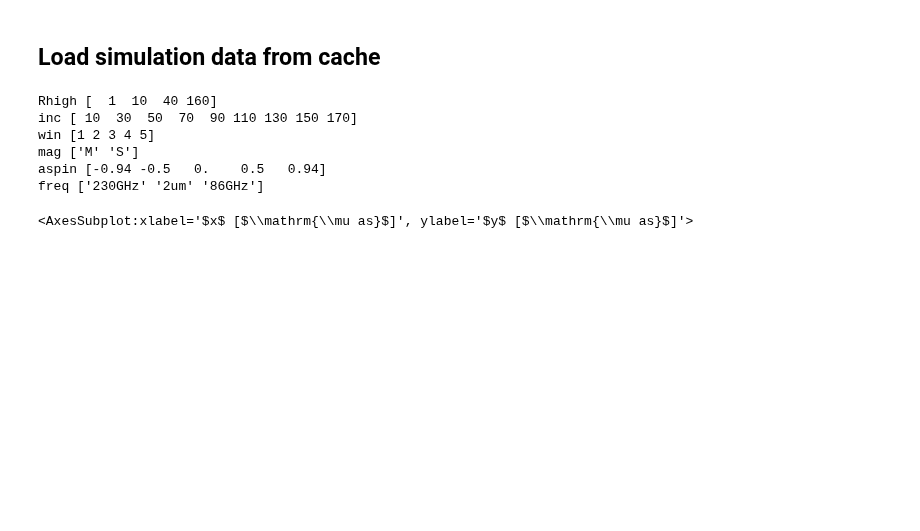
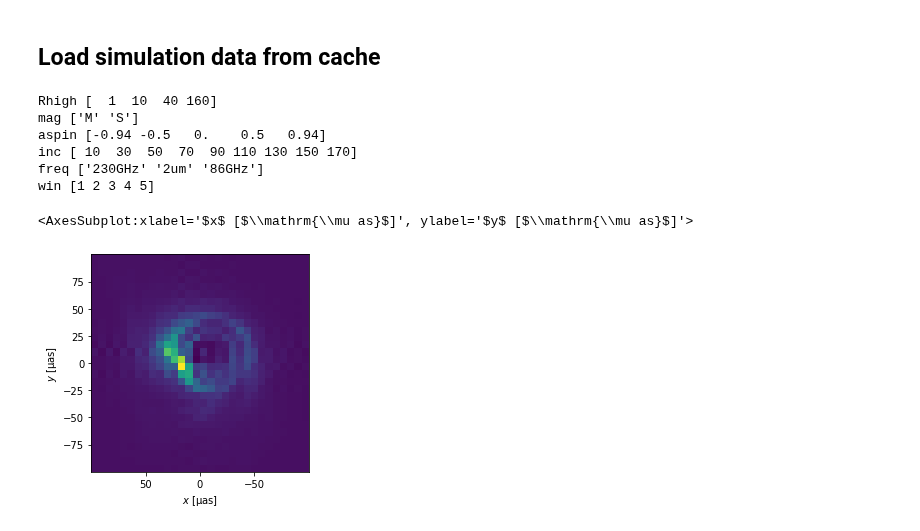
Before and after one commit to eventhorizontelescope/2017_sgra_paper5, a Jupyter notebook: test_null.ipynb, the cells around one changed output. Saved outputs shown, nothing was run; the diff lists cells and outputs as text; code cells hidden in the pictures; blank space fills up the shorter version.

```diff
--- a/test_null.ipynb
+++ b/test_null.ipynb
@@ -19,10 +19,6 @@ from common import viz
 # %% [markdown]
 ## Load simulation data from cache
 # %%
-def getdist(path, dist):
-    df = pd.read_csv(path, sep='\t')
-    return df[dist].values
-
 pf = hm.ParaFrame('cache/Illinois_thermal_w{win:d}/{mag}a{aspin:g}_i{inc:d}/gt_Rh{Rhigh:d}_{freq}.h5')
 
 for k in set(pf.keys()) - {'path'}:
@@ -30,21 +26,22 @@ for k in set(pf.keys()) - {'path'}:
     print(k, globals()[k][:16])
 # %% [output]
 Rhigh [  1  10  40 160]
-inc [ 10  30  50  70  90 110 130 150 170]
-win [1 2 3 4 5]
 mag ['M' 'S']
 aspin [-0.94 -0.5   0.    0.5   0.94]
+inc [ 10  30  50  70  90 110 130 150 170]
 freq ['230GHz' '2um' '86GHz']
+win [1 2 3 4 5]
 # %%
 def load(f):
     with h5py.File(f) as h:
         m    = h['meta']
         meta = dalt.ImageMeta(**{k:m[k][()] for k in m.keys()})
         data = h['data'][:]
     return dalt.Image(data, meta=meta)
 
-mov = load(pf(freq='230GHz').path.iloc[10])
+mov = load(pf(freq='230GHz').path.iloc[64])
 viz.show(mov, s=0)
 # %% [output]
 <AxesSubplot:xlabel='$x$ [$\\mathrm{\\mu as}$]', ylabel='$y$ [$\\mathrm{\\mu as}$]'>
+[figure, added]
 # %%
```
Also changed, not shown: parts of 2 cells of this notebook.
